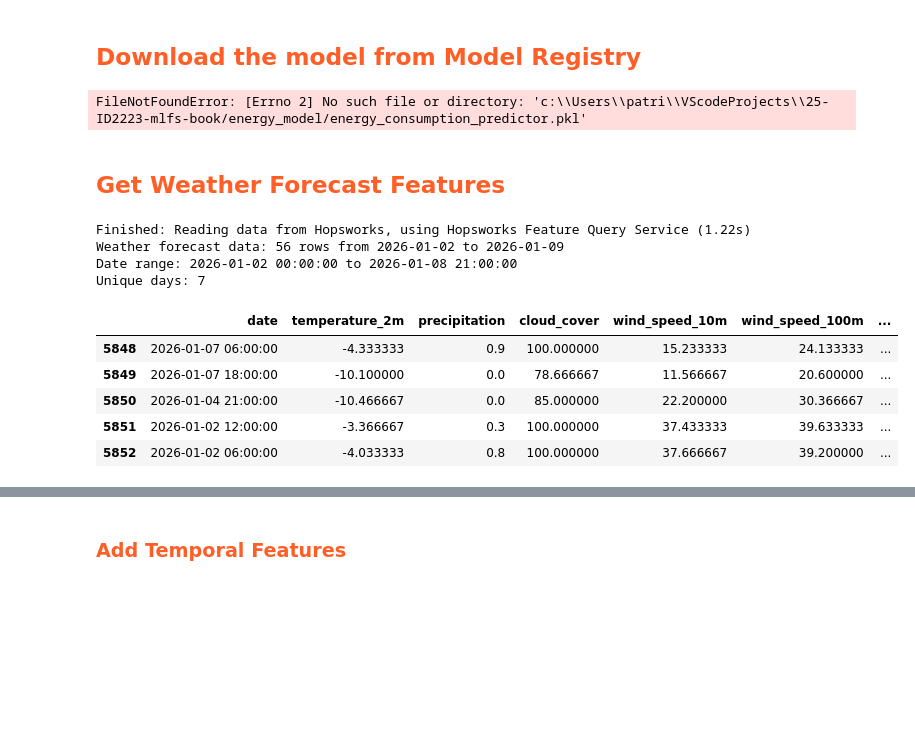
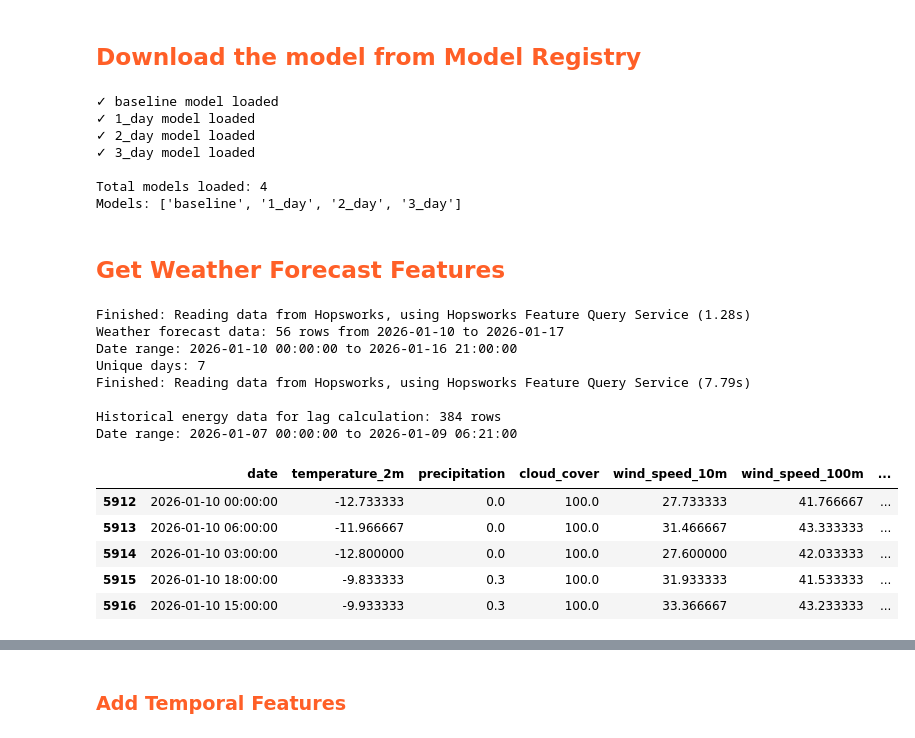
Before and after one commit to PatrikEdelenji/25-ID2223-mlfs-book, a Jupyter notebook: fingrid/notebooks/4_inference_pipeline.ipynb, the cells around one changed output, grey strips where cells are left out. Cells and saved outputs as stored; diff of their text form; code cells hidden in the pictures; blank space fills up the shorter version.

Commit message:
added lag, cleaned project a bit

```diff
--- a/fingrid/notebooks/4_inference_pipeline.ipynb
+++ b/fingrid/notebooks/4_inference_pipeline.ipynb
@@ -91,52 +91,99 @@ Logged in to project, explore it here https://c.app.hopsworks.ai:443/p/1286359
 # %% [markdown]
 ## <span style="color:#ff5f27;">Download the model from Model Registry</span>
 # %%
-# Load the model from local directory
-model_path = f"{root_dir}/fingrid/energy_model/energy_consumption_predictor.pkl"
-retrieved_xgboost_model = joblib.load(model_path)
+# Load all 4 models from fingrid/energy_model directory
+models_dict = {}
 
-print(f"Model loaded from: {model_path}")
-retrieved_xgboost_model
+# Define model paths (all in fingrid/energy_model)
+model_dir = f"{root_dir}/fingrid/energy_model"
+
+model_files = {
+    'baseline': f"{model_dir}/energy_consumption_predictor.pkl",
+    '1_day': f"{model_dir}/energy_consumption_predictor_1_day_lag.pkl",
+    '2_day': f"{model_dir}/energy_consumption_predictor_2_day_lag.pkl",
+    '3_day': f"{model_dir}/energy_consumption_predictor_3_day_lag.pkl",
+}
+
+# Load all models
+for model_name, model_path in model_files.items():
+    if os.path.exists(model_path):
+        models_dict[model_name] = joblib.load(model_path)
+        print(f"✓ {model_name} model loaded")
+    else:
+        print(f"✗ {model_name} model not found at: {model_path}")
+
+print(f"\nTotal models loaded: {len(models_dict)}")
+print(f"Models: {list(models_dict.keys())}")
 # %% [output]
-FileNotFoundError: [Errno 2] No such file or directory: 'c:\\Users\\patri\\VScodeProjects\\25-ID2223-mlfs-book/energy_model/energy_consumption_predictor.pkl'
+✓ baseline model loaded
+✓ 1_day model loaded
+✓ 2_day model loaded
+✓ 3_day model loaded
+
+Total models loaded: 4
+Models: ['baseline', '1_day', '2_day', '3_day']
 # %% [markdown]
 ## <span style="color:#ff5f27;">Get Weather Forecast Features</span>
 # %%
-# Get future weather forecast data (matching airquality pattern)
+# Get weather forecast data and historical energy data for lag features
 weather_fg = fs.get_feature_group(
     name='weather_finland',
     version=1,
 )
+energy_fg = fs.get_feature_group(
+    name='energy_consumption',
+    version=1,
+)
+
 # Get 7 days of FUTURE forecast starting from today
-# Read all recent data and filter in pandas to avoid timezone issues
 batch_data = weather_fg.read()
 
 # Ensure timezone-naive for filtering
 if batch_data['date'].dt.tz is not None:
     batch_data['date'] = batch_data['date'].dt.tz_localize(None)
 
 # Filter for next 7 days
 start_date = pd.Timestamp(today.date())
 end_date = start_date + pd.Timedelta(days=7)
 batch_data = batch_data[
     (batch_data['date'] >= start_date) & (batch_data['date'] < end_date)
 ].copy()
 
 print(f"Weather forecast data: {len(batch_data)} rows from {start_date.date()} to {end_date.date()}")
 print(f"Date range: {batch_data['date'].min()} to {batch_data['date'].max()}")
 print(f"Unique days: {batch_data['date'].dt.date.nunique()}")
+
+# Get historical energy data to calculate lags (last 72+ hours)
+energy_data = energy_fg.read()
+energy_data['date'] = pd.to_datetime(energy_data['date'])
+if energy_data['date'].dt.tz is not None:
+    energy_data['date'] = energy_data['date'].dt.tz_localize(None)
+
+# Get data from 72 hours before today
+lookback_start = start_date - pd.Timedelta(hours=72)
+energy_lookback = energy_data[
+    (energy_data['date'] >= lookback_start) & (energy_data['date'] < start_date)
+].copy().sort_values('date')
+
+print(f"\nHistorical energy data for lag calculation: {len(energy_lookback)} rows")
+print(f"Date range: {energy_lookback['date'].min()} to {energy_lookback['date'].max()}")
+
 batch_data.head()
 # %% [output]
-Finished: Reading data from Hopsworks, using Hopsworks Feature Query Service (1.22s)
-Weather forecast data: 56 rows from 2026-01-02 to 2026-01-09
-Date range: 2026-01-02 00:00:00 to 2026-01-08 21:00:00
+Finished: Reading data from Hopsworks, using Hopsworks Feature Query Service (1.28s)
+Weather forecast data: 56 rows from 2026-01-10 to 2026-01-17
+Date range: 2026-01-10 00:00:00 to 2026-01-16 21:00:00
 Unique days: 7
+Finished: Reading data from Hopsworks, using Hopsworks Feature Query Service (7.79s)
+
+Historical energy data for lag calculation: 384 rows
+Date range: 2026-01-07 00:00:00 to 2026-01-09 06:21:00
 |  | date | temperature_2m | precipitation | cloud_cover | wind_speed_10m | wind_speed_100m | ... |
-| 5848 | 2026-01-07 06:00:00 | -4.333333 | 0.9 | 100.000000 | 15.233333 | 24.133333 | ... |
-| 5849 | 2026-01-07 18:00:00 | -10.100000 | 0.0 | 78.666667 | 11.566667 | 20.600000 | ... |
-| 5850 | 2026-01-04 21:00:00 | -10.466667 | 0.0 | 85.000000 | 22.200000 | 30.366667 | ... |
-| 5851 | 2026-01-02 12:00:00 | -3.366667 | 0.3 | 100.000000 | 37.433333 | 39.633333 | ... |
-| 5852 | 2026-01-02 06:00:00 | -4.033333 | 0.8 | 100.000000 | 37.666667 | 39.200000 | ... |
+| 5912 | 2026-01-10 00:00:00 | -12.733333 | 0.0 | 100.0 | 27.733333 | 41.766667 | ... |
+| 5913 | 2026-01-10 06:00:00 | -11.966667 | 0.0 | 100.0 | 31.466667 | 43.333333 | ... |
+| 5914 | 2026-01-10 03:00:00 | -12.800000 | 0.0 | 100.0 | 27.600000 | 42.033333 | ... |
+| 5915 | 2026-01-10 18:00:00 | -9.833333 | 0.3 | 100.0 | 31.933333 | 41.533333 | ... |
+| 5916 | 2026-01-10 15:00:00 | -9.933333 | 0.3 | 100.0 | 33.366667 | 43.233333 | ... |
 # %%
 # Diagnose weather forecast data
 print(f"Total rows fetched: {len(batch_data)}")
```
Also changed, not shown: parts of 16 cells of this notebook, 17 other files.
